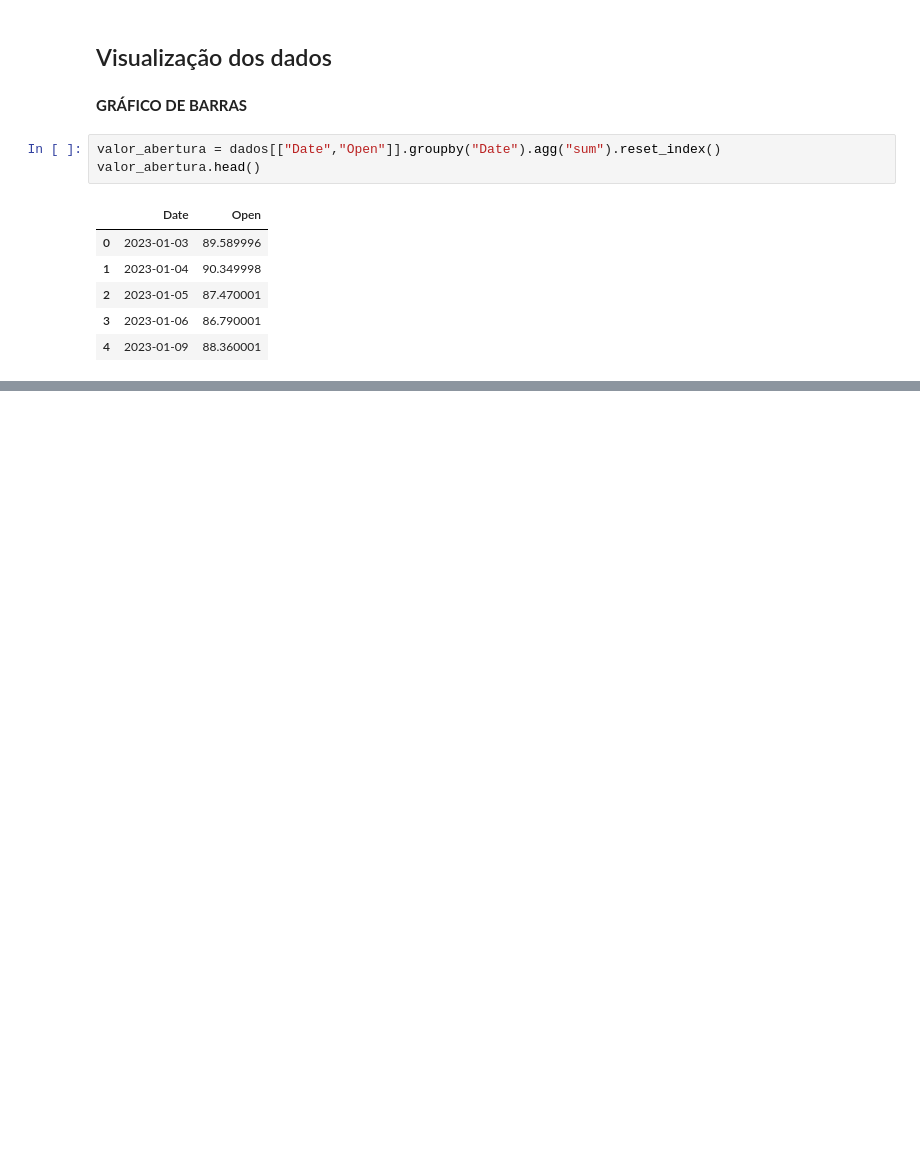
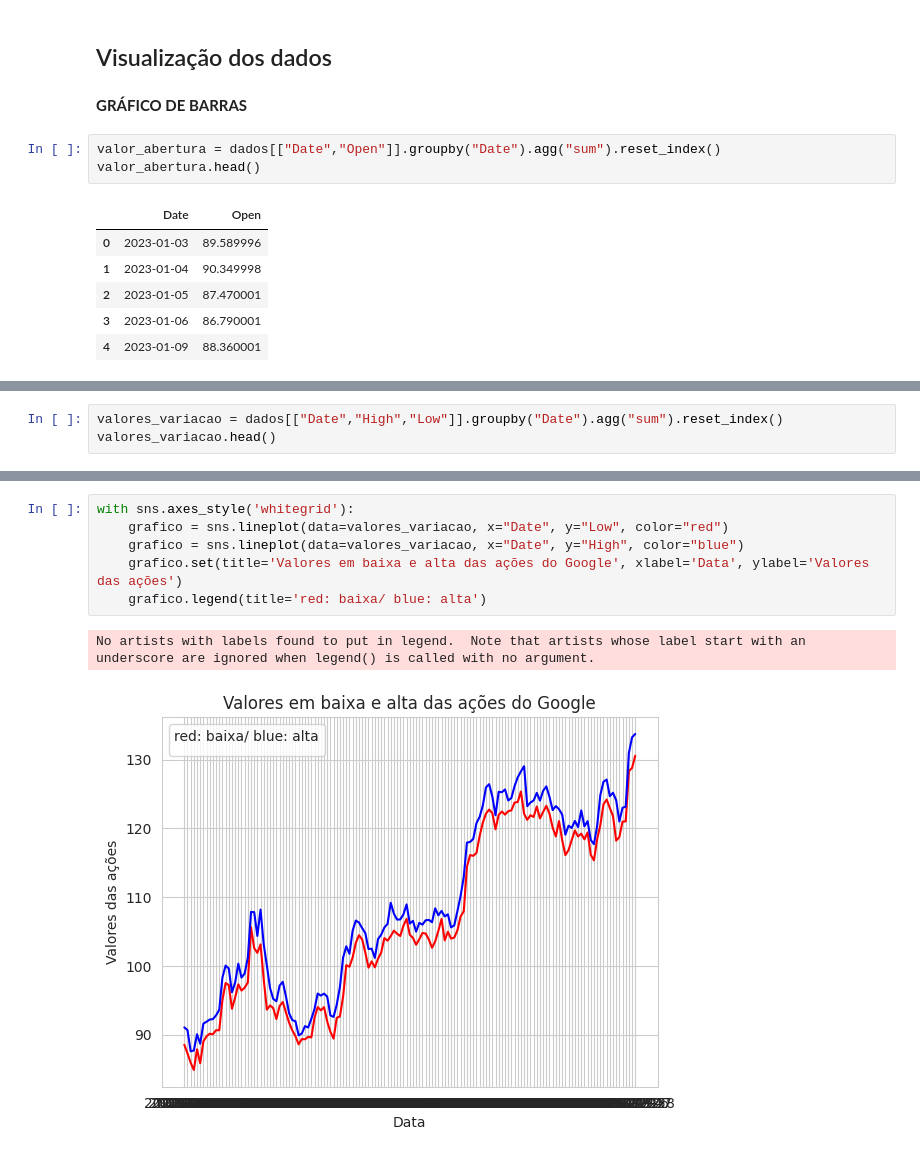
Before and after one commit to micaellimaj/series_temporais, a Jupyter notebook: EstoqueDoGoogle.ipynb, the cells around one changed output, grey strips where cells are left out. Drawn from its saved outputs; the diff is of its cells as text; blank space fills up the shorter version.

```diff
--- a/EstoqueDoGoogle.ipynb
+++ b/EstoqueDoGoogle.ipynb
@@ -119,0 +165,3 @@ plt.show()
+# %%
+valores_variacao = dados[["Date","High","Low"]].groupby("Date").agg("sum").reset_index()
+valores_variacao.head()
@@ -119,0 +175,9 @@ plt.show()
+# %%
+with sns.axes_style('whitegrid'):
+    grafico = sns.lineplot(data=valores_variacao, x="Date", y="Low", color="red")
+    grafico = sns.lineplot(data=valores_variacao, x="Date", y="High", color="blue")
+    grafico.set(title='Valores em baixa e alta das ações do Google', xlabel='Data', ylabel='Valores das ações')
+    grafico.legend(title='red: baixa/ blue: alta')
+# %% [output]
+No artists with labels found to put in legend.  Note that artists whose label start with an underscore are ignored when legend() is called with no argument.
+[figure, added]
```
Also changed, not shown: parts of 9 cells of this notebook, 2 other files.
